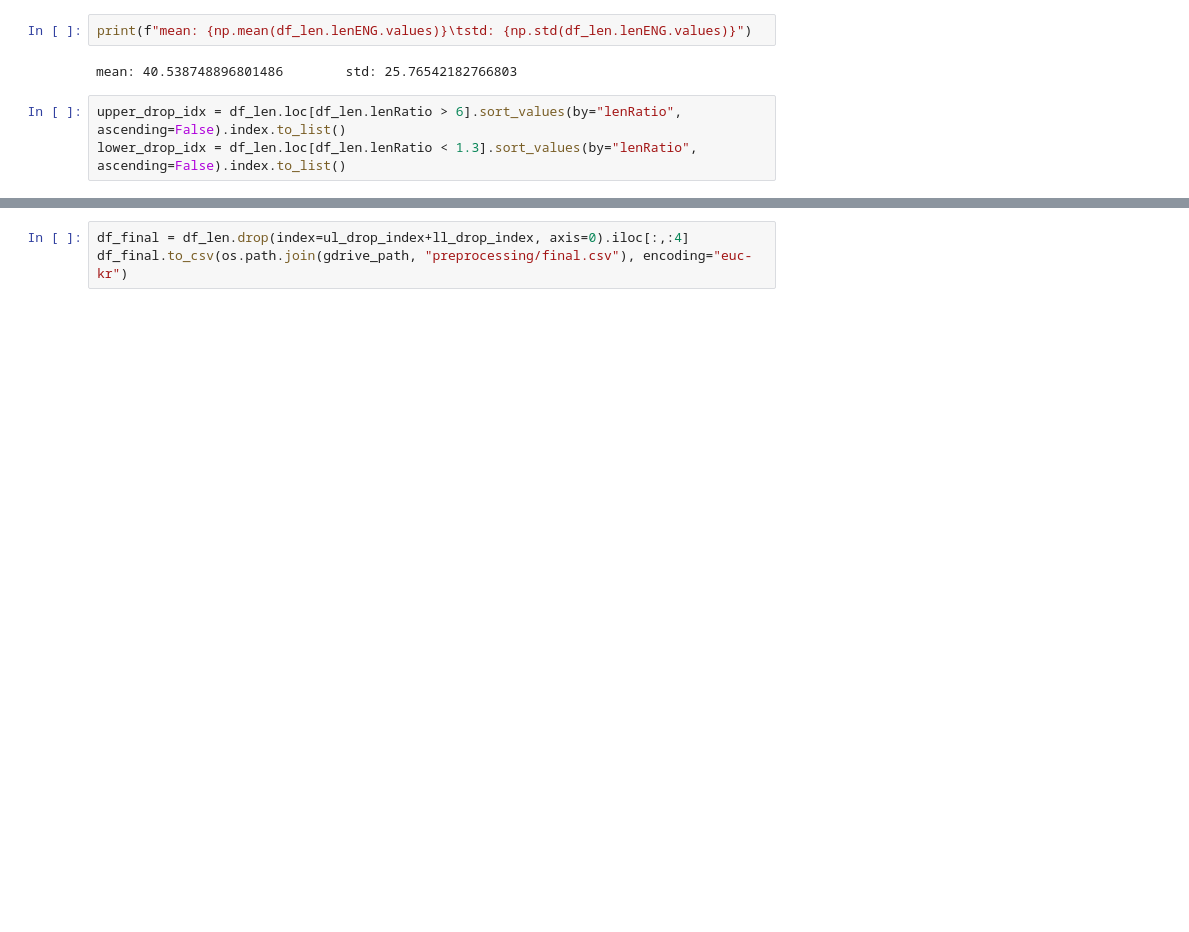
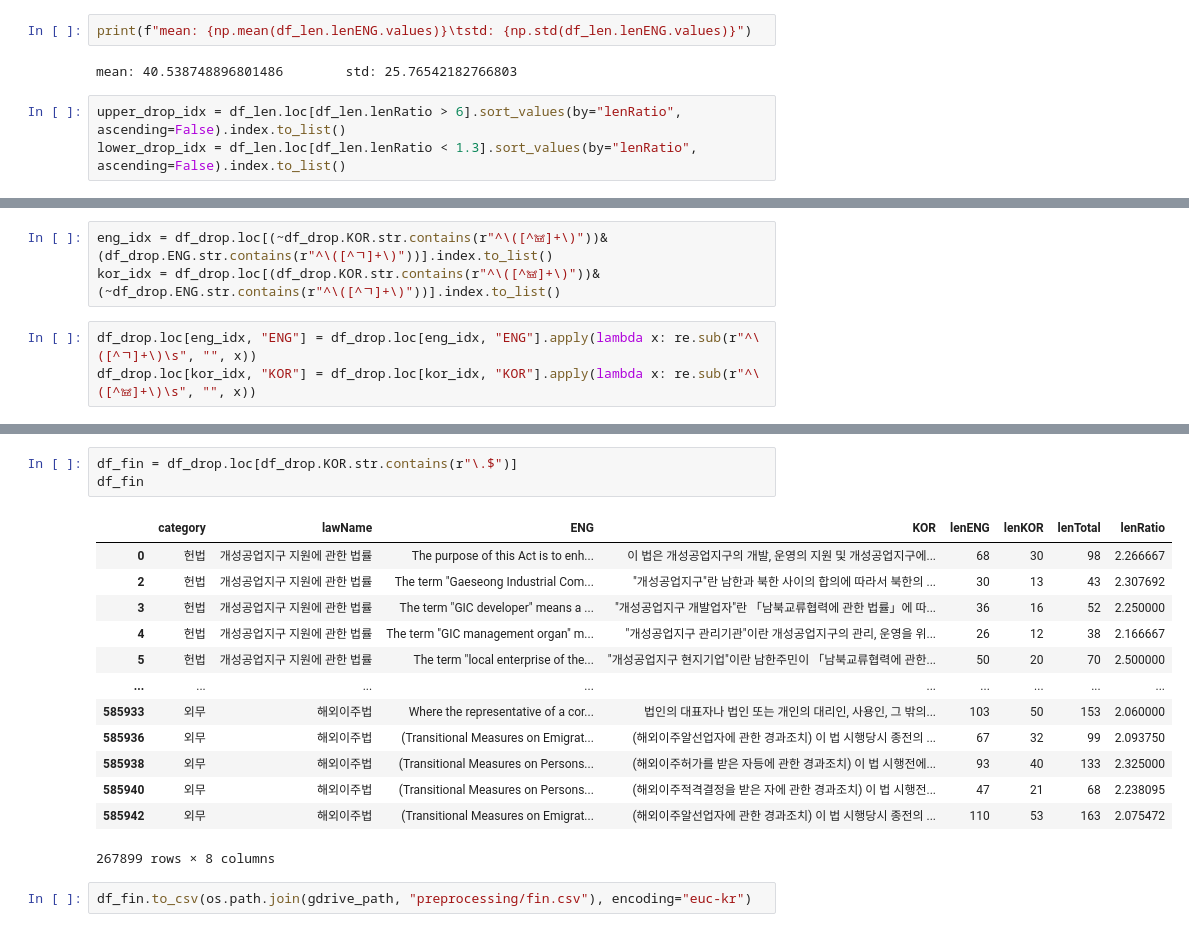
Before and after one commit to tjtmddnjswkd/capstone, a Jupyter notebook: 2_preprocessing/p3_preprocessing_memo.ipynb, the cells around one changed output, grey strips where cells are left out. Cells and saved outputs as stored; diff of their text form; blank space fills up the shorter version.

```diff
--- a/2_preprocessing/p3_preprocessing_memo.ipynb
+++ b/2_preprocessing/p3_preprocessing_memo.ipynb
@@ -3045,0 +3061,6 @@ ll_drop_index = df_len.loc[df_len.lenENG > eng_mean+eng_std].index.to_list()
+# %%
+eng_idx = df_drop.loc[(~df_drop.KOR.str.contains(r"^\([^𖠌]+\)"))&(df_drop.ENG.str.contains(r"^\([^ㄱ]+\)"))].index.to_list()
+kor_idx = df_drop.loc[(df_drop.KOR.str.contains(r"^\([^𖠌]+\)"))&(~df_drop.ENG.str.contains(r"^\([^ㄱ]+\)"))].index.to_list()
+# %%
+df_drop.loc[eng_idx, "ENG"] = df_drop.loc[eng_idx, "ENG"].apply(lambda x: re.sub(r"^\([^ㄱ]+\)\s", "", x))
+df_drop.loc[kor_idx, "KOR"] = df_drop.loc[kor_idx, "KOR"].apply(lambda x: re.sub(r"^\([^𖠌]+\)\s", "", x))
@@ -3046,3 +3071,19 @@ ll_drop_index = df_len.loc[df_len.lenENG > eng_mean+eng_std].index.to_list()
+# %%
+df_fin = df_drop.loc[df_drop.KOR.str.contains(r"\.$")]
+df_fin
+# %% [output]
+|  | category | lawName | ENG | KOR | lenENG | lenKOR | lenTotal | lenRatio |
+| 0 | 헌법 | 개성공업지구 지원에 관한 법률 | The purpose of this Act is to enh... | 이 법은 개성공업지구의 개발, 운영의 지원 및 개성공업지구에... | 68 | 30 | 98 | 2.266667 |
+| 2 | 헌법 | 개성공업지구 지원에 관한 법률 | The term "Gaeseong Industrial Com... | "개성공업지구"란 남한과 북한 사이의 합의에 따라서 북한의 ... | 30 | 13 | 43 | 2.307692 |
+| 3 | 헌법 | 개성공업지구 지원에 관한 법률 | The term "GIC developer" means a ... | "개성공업지구 개발업자"란 「남북교류협력에 관한 법률」에 따... | 36 | 16 | 52 | 2.250000 |
+| 4 | 헌법 | 개성공업지구 지원에 관한 법률 | The term "GIC management organ" m... | "개성공업지구 관리기관"이란 개성공업지구의 관리, 운영을 위... | 26 | 12 | 38 | 2.166667 |
+| 5 | 헌법 | 개성공업지구 지원에 관한 법률 | The term "local enterprise of the... | "개성공업지구 현지기업"이란 남한주민이 「남북교류협력에 관한... | 50 | 20 | 70 | 2.500000 |
+| ... | ... | ... | ... | ... | ... | ... | ... | ... |
+| 585933 | 외무 | 해외이주법 | Where the representative of a cor... | 법인의 대표자나 법인 또는 개인의 대리인, 사용인, 그 밖의... | 103 | 50 | 153 | 2.060000 |
+| 585936 | 외무 | 해외이주법 | (Transitional Measures on Emigrat... | (해외이주알선업자에 관한 경과조치) 이 법 시행당시 종전의 ... | 67 | 32 | 99 | 2.093750 |
+| 585938 | 외무 | 해외이주법 | (Transitional Measures on Persons... | (해외이주허가를 받은 자등에 관한 경과조치) 이 법 시행전에... | 93 | 40 | 133 | 2.325000 |
+| 585940 | 외무 | 해외이주법 | (Transitional Measures on Persons... | (해외이주적격결정을 받은 자에 관한 경과조치) 이 법 시행전... | 47 | 21 | 68 | 2.238095 |
+| 585942 | 외무 | 해외이주법 | (Transitional Measures on Emigrat... | (해외이주알선업자에 관한 경과조치) 이 법 시행당시 종전의 ... | 110 | 53 | 163 | 2.075472 |
+267899 rows × 8 columns
 # %%
-df_final = df_len.drop(index=ul_drop_index+ll_drop_index, axis=0).iloc[:,:4]
-df_final.to_csv(os.path.join(gdrive_path, "preprocessing/final.csv"), encoding="euc-kr")
+df_fin.to_csv(os.path.join(gdrive_path, "preprocessing/fin.csv"), encoding="euc-kr")
```
Also changed, not shown: parts of 6 cells of this notebook, 2 other files.
